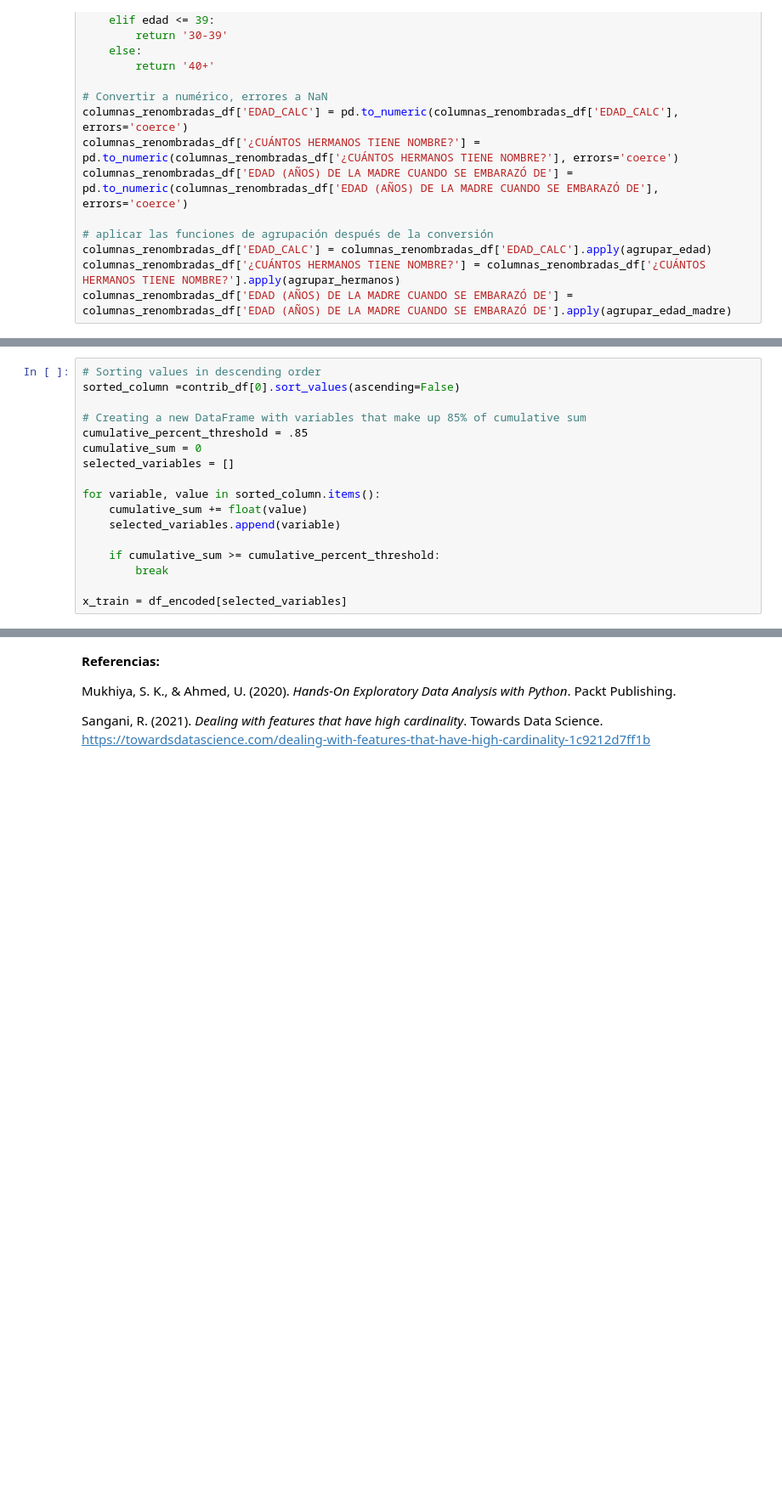
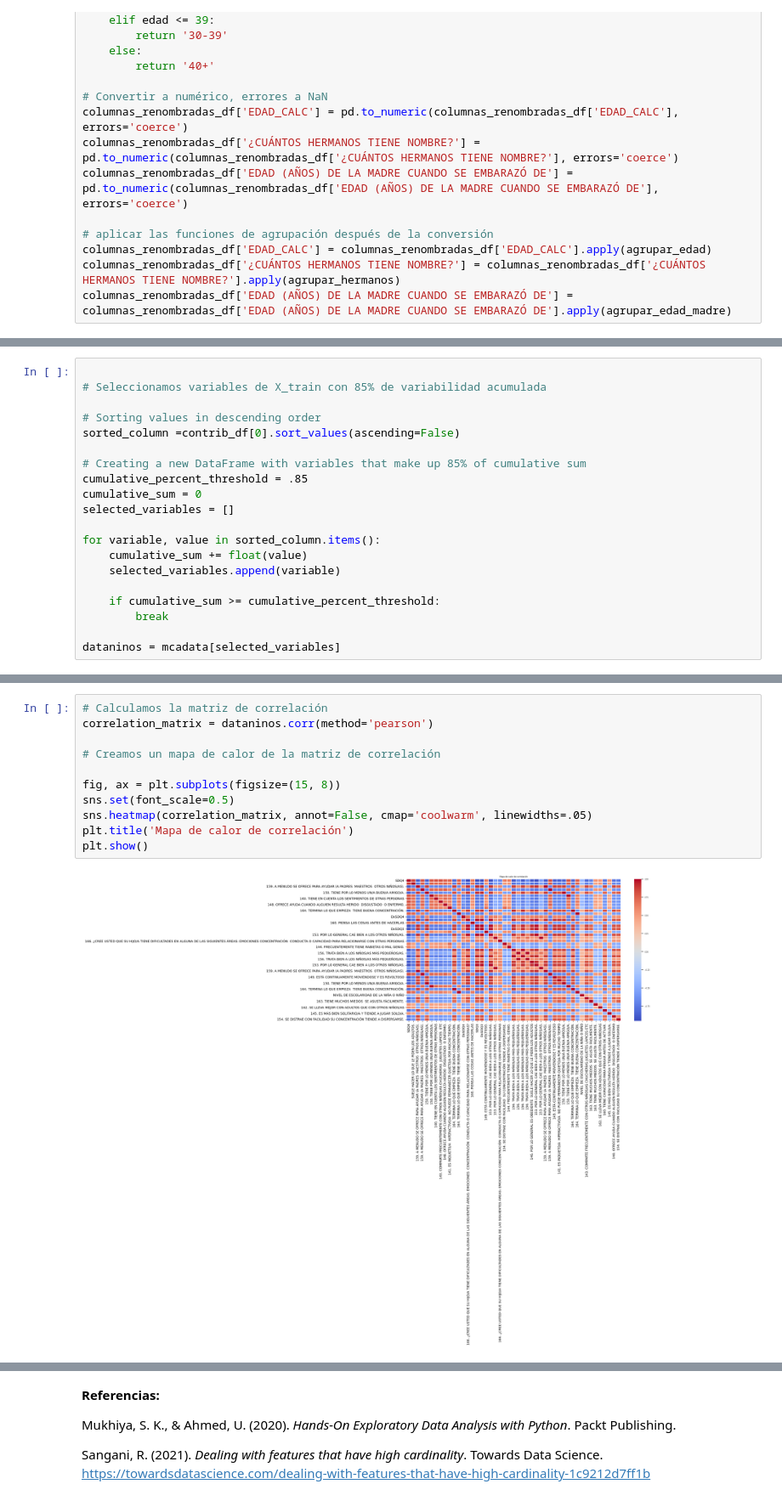
Before and after one commit to danielav081596/Proyecto_Integrador_Equipo5, a Jupyter notebook: Copia_de_Avance2_Equipo.ipynb, the cells around one changed output, grey strips where cells are left out. Shown at 85% size. Saved outputs shown, nothing was run; the diff lists cells and outputs as text; blank space fills up the shorter version.

```diff
--- a/Copia_de_Avance2_Equipo.ipynb
+++ b/Copia_de_Avance2_Equipo.ipynb
@@ -1257,4 +1253,7 @@ Index(['EDAD_CALC', 'NIVEL DE ESCOLARIDAD DE LA NIÑA O NIÑO',
 # %%
+
+# Seleccionamos variables de X_train con 85% de variabilidad acumulada
+
 # Sorting values in descending order
 sorted_column =contrib_df[0].sort_values(ascending=False)
 
@@ -1270,4 +1269,4 @@ for variable, value in sorted_column.items():
     if cumulative_sum >= cumulative_percent_threshold:
         break
 
-x_train = df_encoded[selected_variables]
+dataninos = mcadata[selected_variables]
@@ -1276,3 +1297,16 @@ KeyError: "None of [Index([' 166. ¿CREE USTED QUE SU HIJO/A TIENE DIFICULTADES
+# %%
+# Calculamos la matriz de correlación
+correlation_matrix = dataninos.corr(method='pearson')
+
+# Creamos un mapa de calor de la matriz de correlación
+
+fig, ax = plt.subplots(figsize=(15, 8))
+sns.set(font_scale=0.5)
+sns.heatmap(correlation_matrix, annot=False, cmap='coolwarm', linewidths=.05)
+plt.title('Mapa de calor de correlación')
+plt.show()
+# %% [output]
+[figure, added]
 # %% [markdown]
 # Justificacion y Conclusiones
 One-Hot Encoding en Variables Binarias:
```
Also changed, not shown: parts of 16 cells of this notebook.
